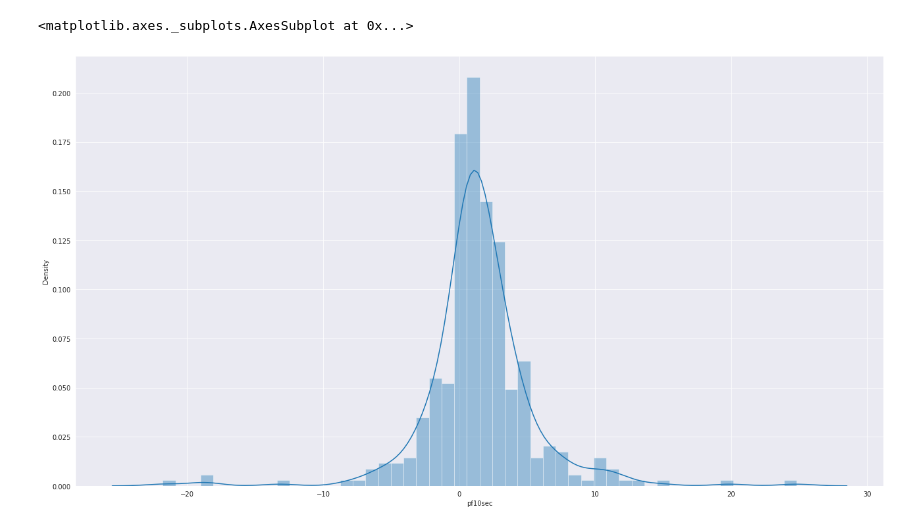
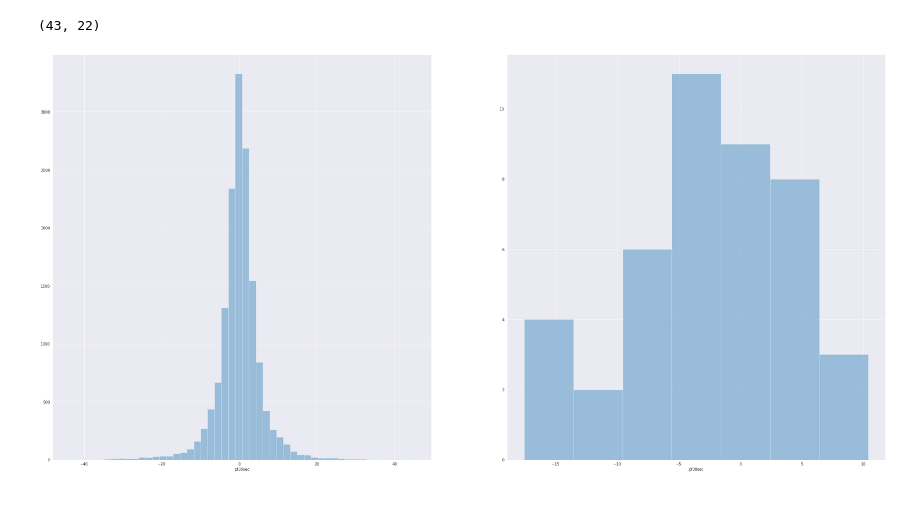
Before and after one commit to hublun/TWSApi, a Jupyter notebook: IBApi_Historical_T_Analysis.ipynb, the cells around one changed output. Drawn from its saved outputs; the diff is of its cells as text; code cells hidden in the pictures.

```diff
--- a/IBApi_Historical_T_Analysis.ipynb
+++ b/IBApi_Historical_T_Analysis.ipynb
@@ -91,11 +82,16 @@ pt*df.shape[0]
-# %%
-data=df[df.t>3]
-a4_dims = (22,12)
-fig, ax = plt.subplots(figsize=a4_dims)
-sns.distplot(data.pf10sec)
-# %% [output]
-<matplotlib.axes._subplots.AxesSubplot at 0x...>
-[figure, removed]
+# %%
+data = df[(df.t < -3)&(df.Hour.isin([0,1,2,3,4,8,9,11,15,16,19,21]))]
+data.shape
+# %% [output]
+(43, 22)
+# %%
+a4_dims = (40,20)
+fig, axes = plt.subplots(nrows=1,ncols=2,figsize=a4_dims)
+sns.distplot(df.pf30sec, kde=False, ax=axes[0])
+sns.distplot(data.pf30sec, kde=False, ax=axes[1])
+plt.show()
+# %% [output]
+[figure, added]
 # %%
 fig, ax = plt.subplots(figsize=a4_dims)
 sns.distplot(df.t)
```
Also changed, not shown: parts of 16 cells of this notebook.
